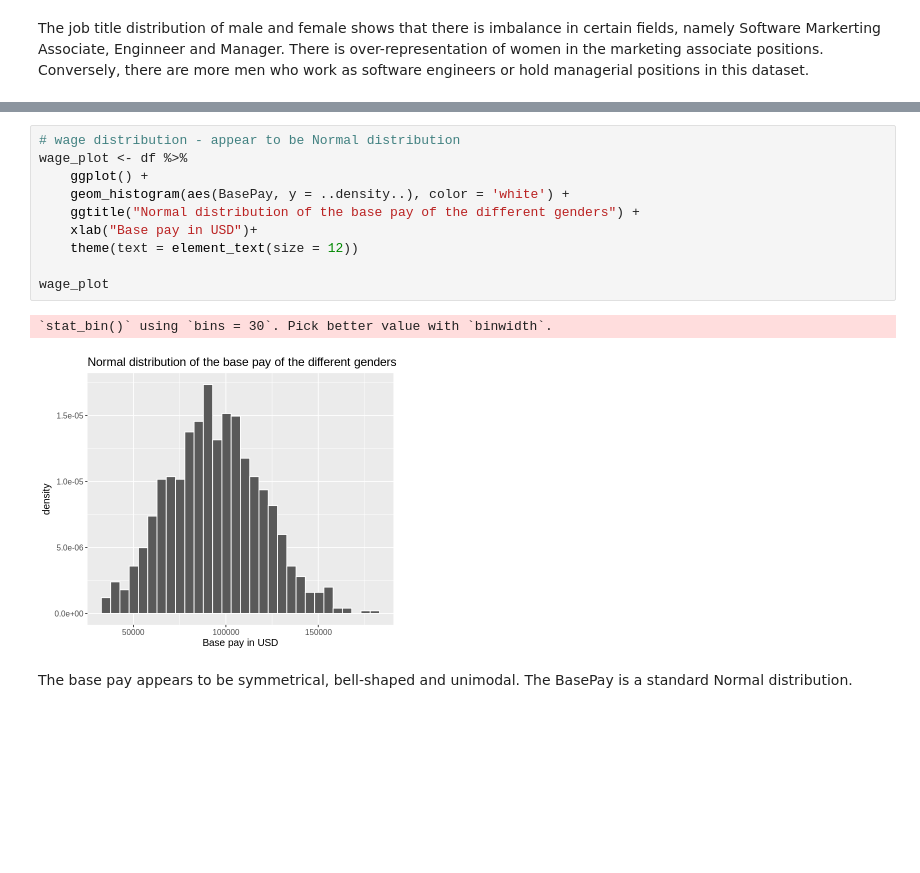
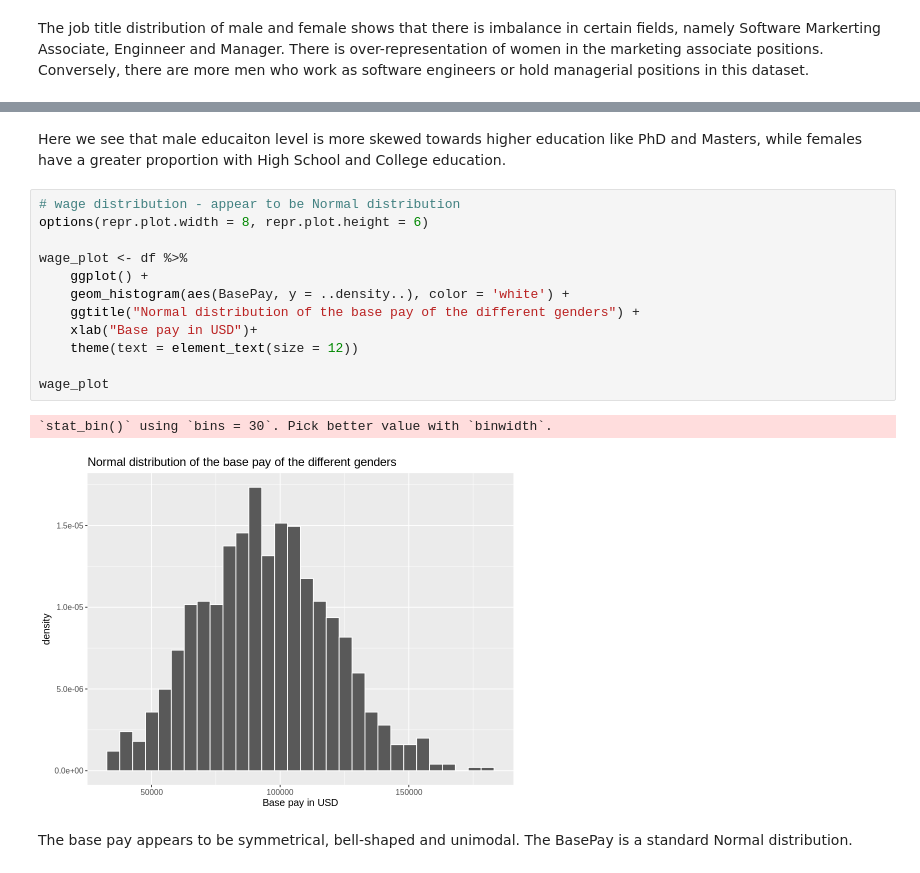
Before and after one commit to kristennli/stat201, a Jupyter notebook: Project Proposal.ipynb, the cells around one changed output, grey strips where cells are left out. Cells and saved outputs as stored; diff of their text form; blank space fills up the shorter version.

```diff
--- a/Project Proposal.ipynb
+++ b/Project Proposal.ipynb
@@ -233,16 +274,20 @@ The education distribution shows that females and males are balanced among the f
+# %% [markdown]
+Here we see that male educaiton level is more skewed towards higher education like PhD and Masters, while females have a greater proportion with High School and College education.
 # %%
 # wage distribution - appear to be Normal distribution
+options(repr.plot.width = 8, repr.plot.height = 6)
+
 wage_plot <- df %>%
     ggplot() +
     geom_histogram(aes(BasePay, y = ..density..), color = 'white') +
     ggtitle("Normal distribution of the base pay of the different genders") +
     xlab("Base pay in USD")+
     theme(text = element_text(size = 12))
 
 wage_plot
 # %% [output]
 `stat_bin()` using `bins = 30`. Pick better value with `binwidth`.
-[figure, old version]
+[figure, new version]
 # %% [markdown]
 The base pay appears to be symmetrical, bell-shaped and unimodal. The BasePay is a standard Normal distribution.
 # %% [markdown]
```
Also changed, not shown: parts of 7 cells of this notebook.
